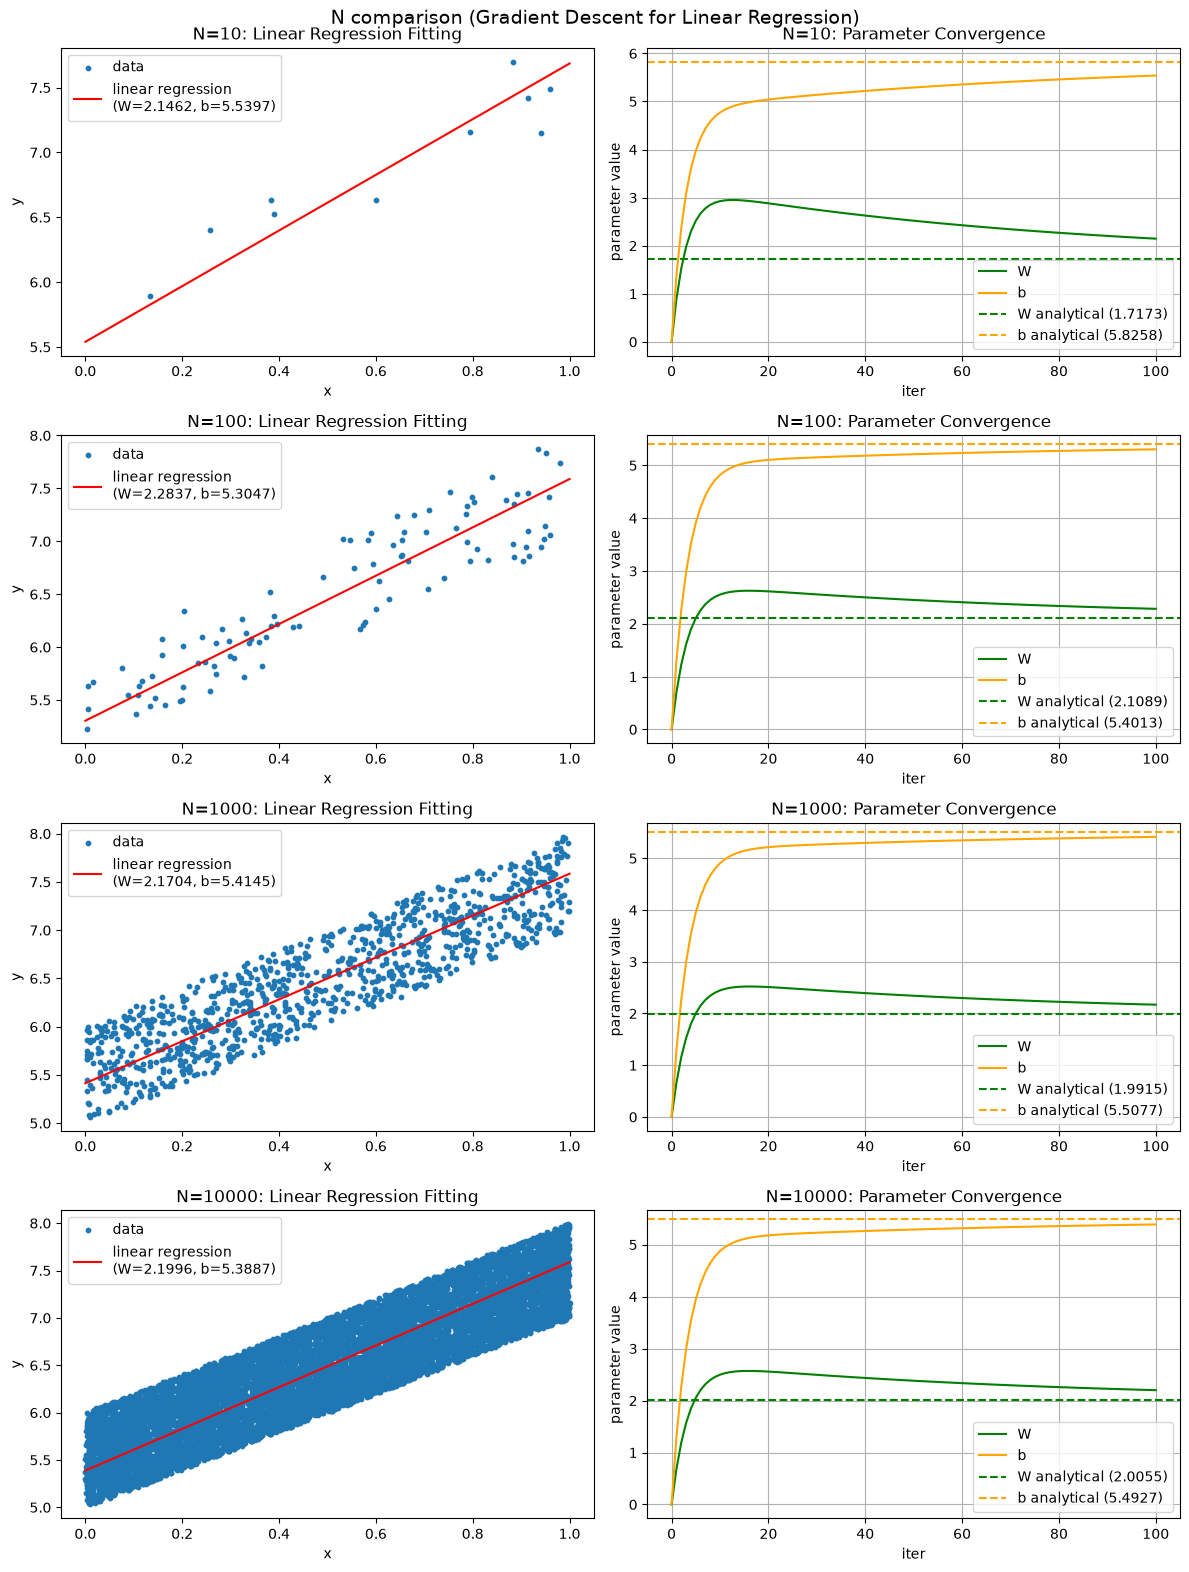
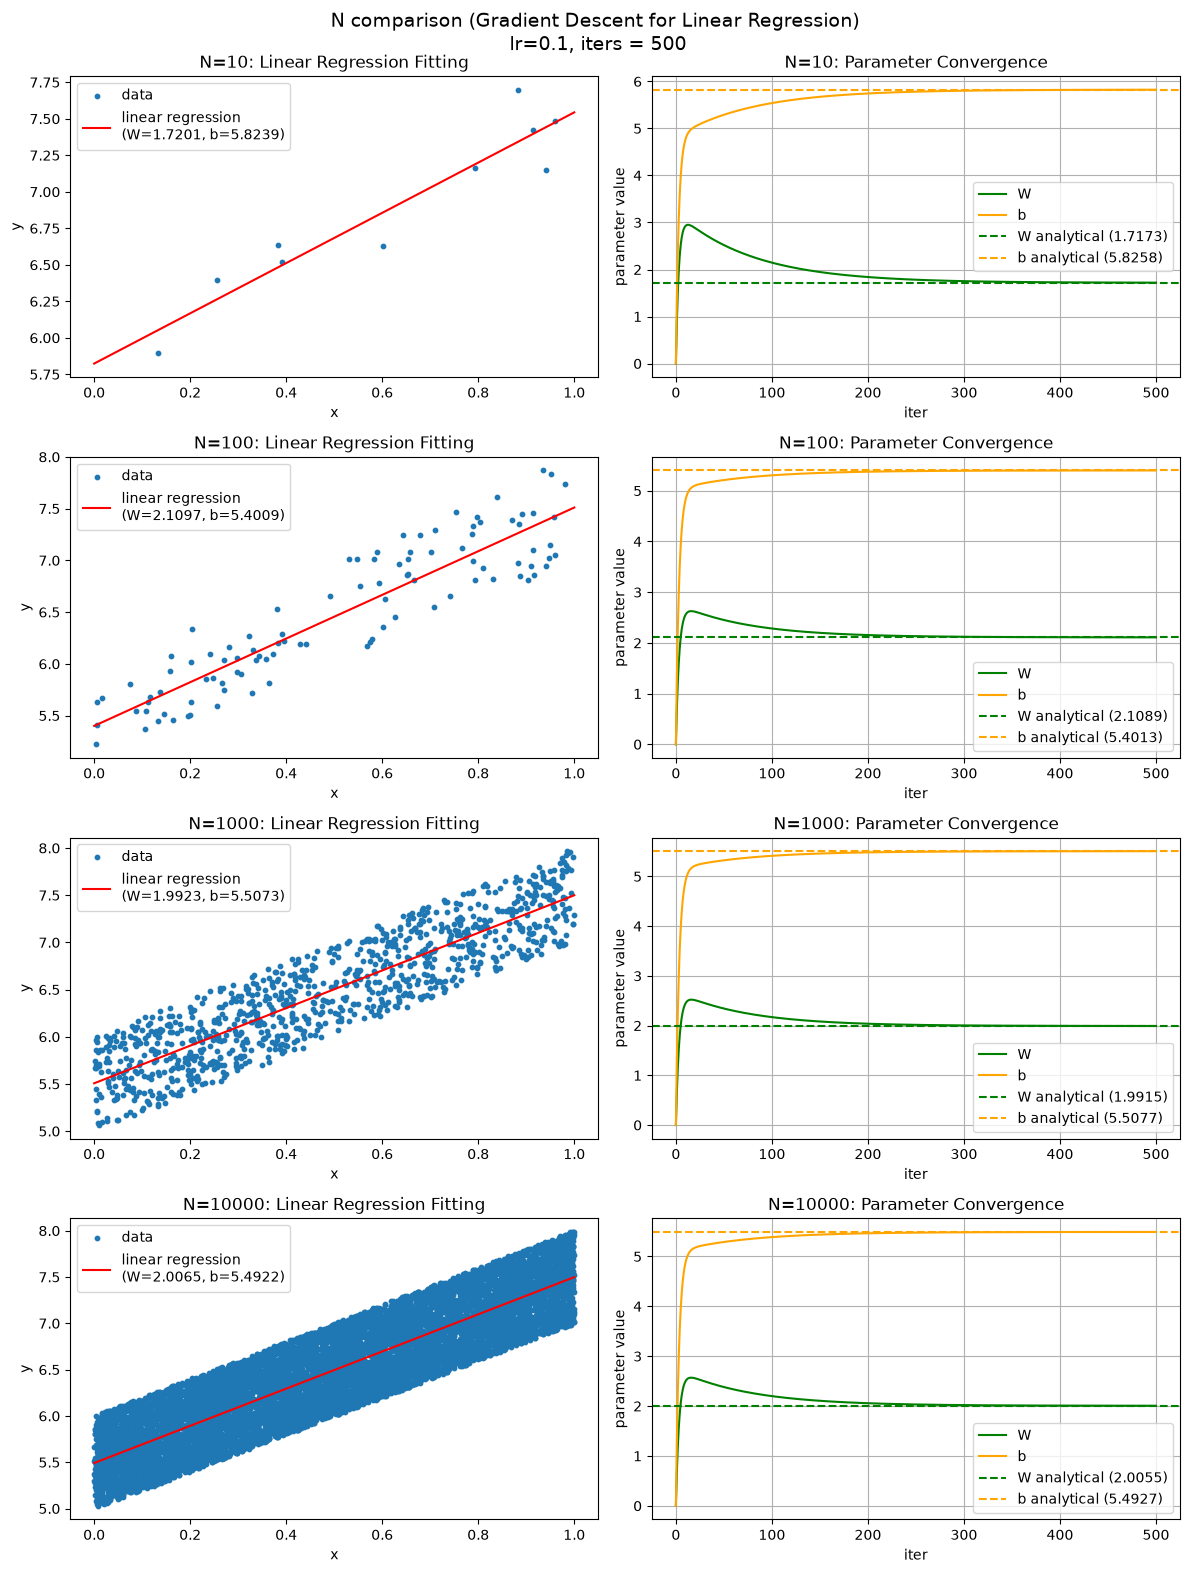
Unified diff of the notebook cell whose output changed from the first chart to the second:
--- before
+++ after
@@ -1,10 +1,11 @@
+# データ数を大きくすることで、W = 2, b = 5.5 (εの期待値は0.5) に近づくか？
 import numpy as np
 
-N_list = [10, 100, 1000, 10000]
+N_list = np.array([10, 100, 1000, 10000])
 lr = 0.1
-iters = 300
+iters = 500
 
 fig, axes = plt.subplots(len(N_list), 2, figsize=(12, 4 * len(N_list)))
-fig.suptitle('N comparison (Gradient Descent for Linear Regression)', fontsize=14)
+fig.suptitle('N comparison (Gradient Descent for Linear Regression)\n lr={}'.format(lr)+', iters = {}'.format(iters), fontsize=14)
 
 for row, N in enumerate(N_list):

Commit: nb06: fix multiple init_position regression